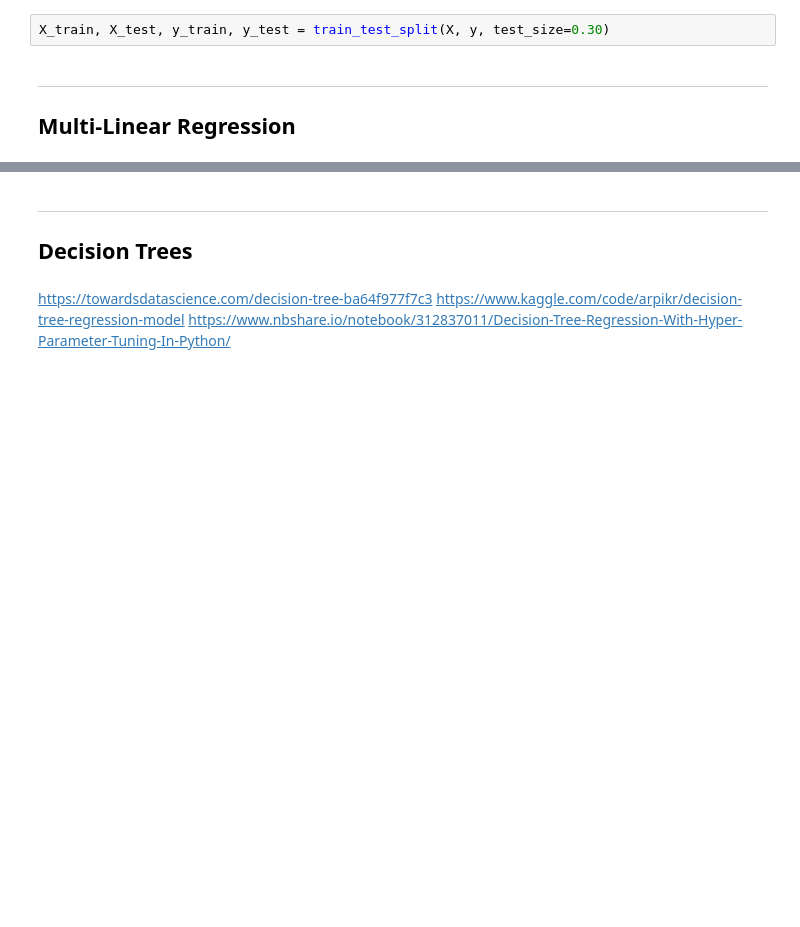
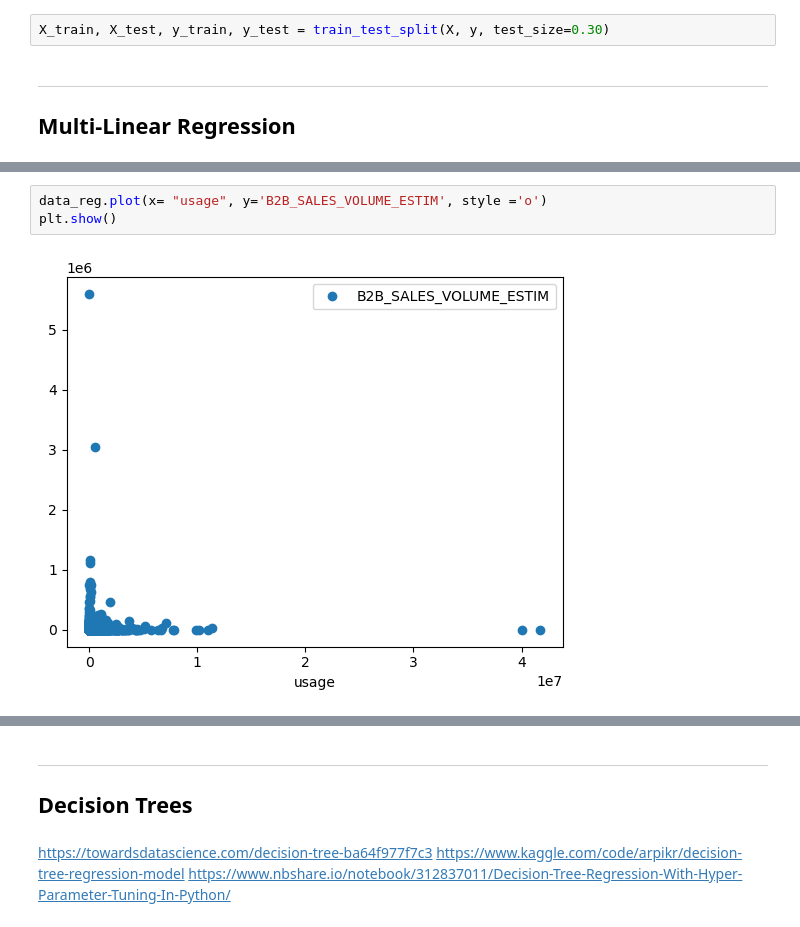
Before and after one commit to ritou344/Data-Project, a Jupyter notebook: TEST_Supervised Modelling.ipynb, the cells around one changed output, grey strips where cells are left out. Drawn from its saved outputs; the diff is of its cells as text; blank space fills up the shorter version.

```diff
--- a/TEST_Supervised Modelling.ipynb
+++ b/TEST_Supervised Modelling.ipynb
@@ -227,0 +310,5 @@ X_train, X_test, y_train, y_test = train_test_split(X, y, test_size=0.30)
+# %%
+data_reg.plot(x= "usage", y='B2B_SALES_VOLUME_ESTIM', style ='o')
+plt.show()
+# %% [output]
+[figure, added]
```
Also changed, not shown: parts of 12 cells of this notebook.
